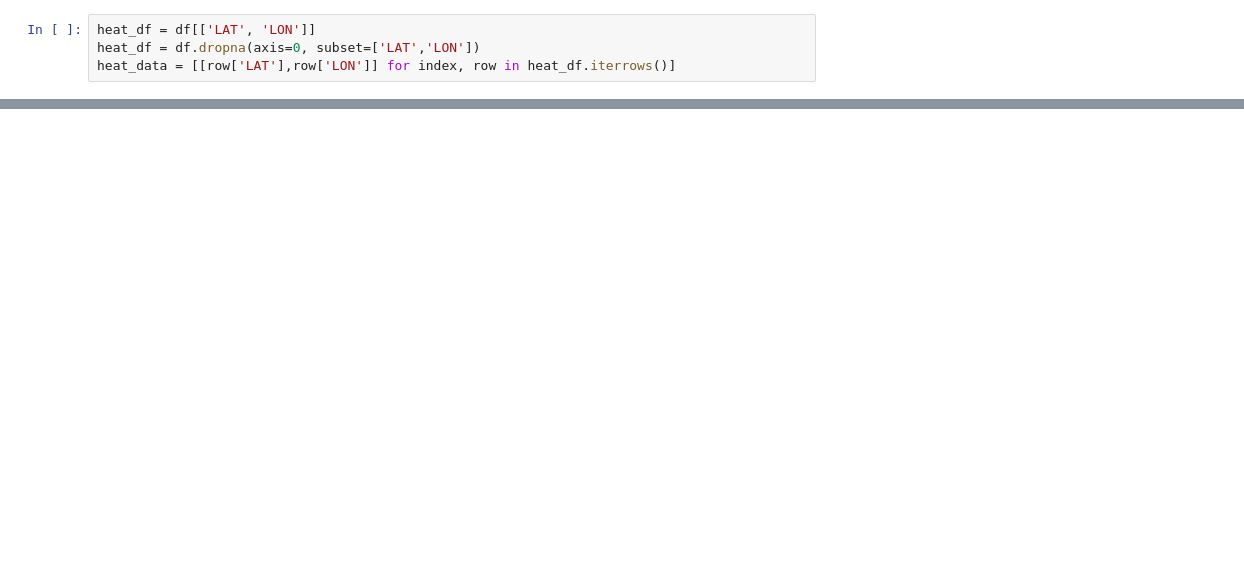
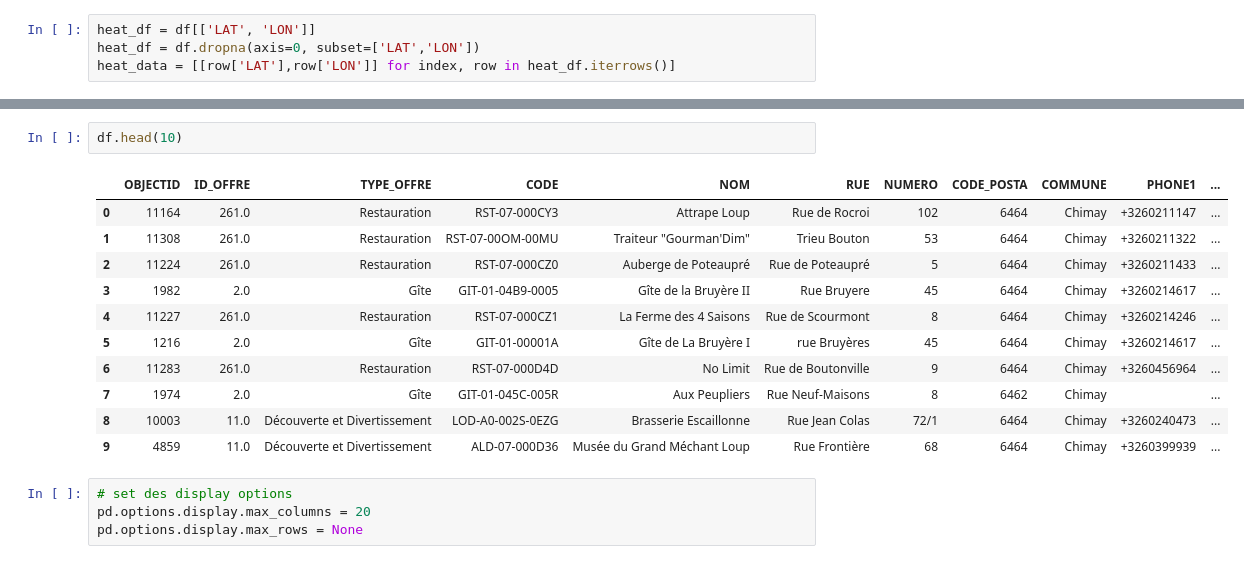
Before and after one commit to Dhaibuna/HackYourCity-Chimay-Ch4, a Jupyter notebook: walonnie.ipynb, the cells around one changed output, grey strips where cells are left out. Drawn from its saved outputs; the diff is of its cells as text; blank space fills up the shorter version.

```diff
--- a/walonnie.ipynb
+++ b/walonnie.ipynb
@@ -101,3 +104,21 @@ map_osm.save('lieux_map.html')
 map_osm
 # %% [output]
 [interactive output not drawn]
+# %%
+df.head(10)
+# %% [output]
+|  | OBJECTID | ID_OFFRE | TYPE_OFFRE | CODE | NOM | RUE | NUMERO | CODE_POSTA | COMMUNE | PHONE1 | ... |
+| 0 | 11164 | 261.0 | Restauration | RST-07-000CY3 | Attrape Loup | Rue de Rocroi | 102 | 6464 | Chimay | +3260211147 | ... |
+| 1 | 11308 | 261.0 | Restauration | RST-07-00OM-00MU | Traiteur "Gourman'Dim" | Trieu Bouton | 53 | 6464 | Chimay | +3260211322 | ... |
+| 2 | 11224 | 261.0 | Restauration | RST-07-000CZ0 | Auberge de Poteaupré | Rue de Poteaupré | 5 | 6464 | Chimay | +3260211433 | ... |
+| 3 | 1982 | 2.0 | Gîte | GIT-01-04B9-0005 | Gîte de la Bruyère II | Rue Bruyere | 45 | 6464 | Chimay | +3260214617 | ... |
+| 4 | 11227 | 261.0 | Restauration | RST-07-000CZ1 | La Ferme des 4 Saisons | Rue de Scourmont | 8 | 6464 | Chimay | +3260214246 | ... |
+| 5 | 1216 | 2.0 | Gîte | GIT-01-00001A | Gîte de La Bruyère I | rue Bruyères | 45 | 6464 | Chimay | +3260214617 | ... |
+| 6 | 11283 | 261.0 | Restauration | RST-07-000D4D | No Limit | Rue de Boutonville | 9 | 6464 | Chimay | +3260456964 | ... |
+| 7 | 1974 | 2.0 | Gîte | GIT-01-045C-005R | Aux Peupliers | Rue Neuf-Maisons | 8 | 6462 | Chimay |  | ... |
+| 8 | 10003 | 11.0 | Découverte et Divertissement | LOD-A0-002S-0EZG | Brasserie Escaillonne | Rue Jean Colas | 72/1 | 6464 | Chimay | +3260240473 | ... |
+| 9 | 4859 | 11.0 | Découverte et Divertissement | ALD-07-000D36 | Musée du Grand Méchant Loup | Rue Frontière | 68 | 6464 | Chimay | +3260399939 | ... |
+# %%
+# set des display options
+pd.options.display.max_columns = 20
+pd.options.display.max_rows = None
```
Also changed, not shown: parts of 9 cells of this notebook, 8 other files.
